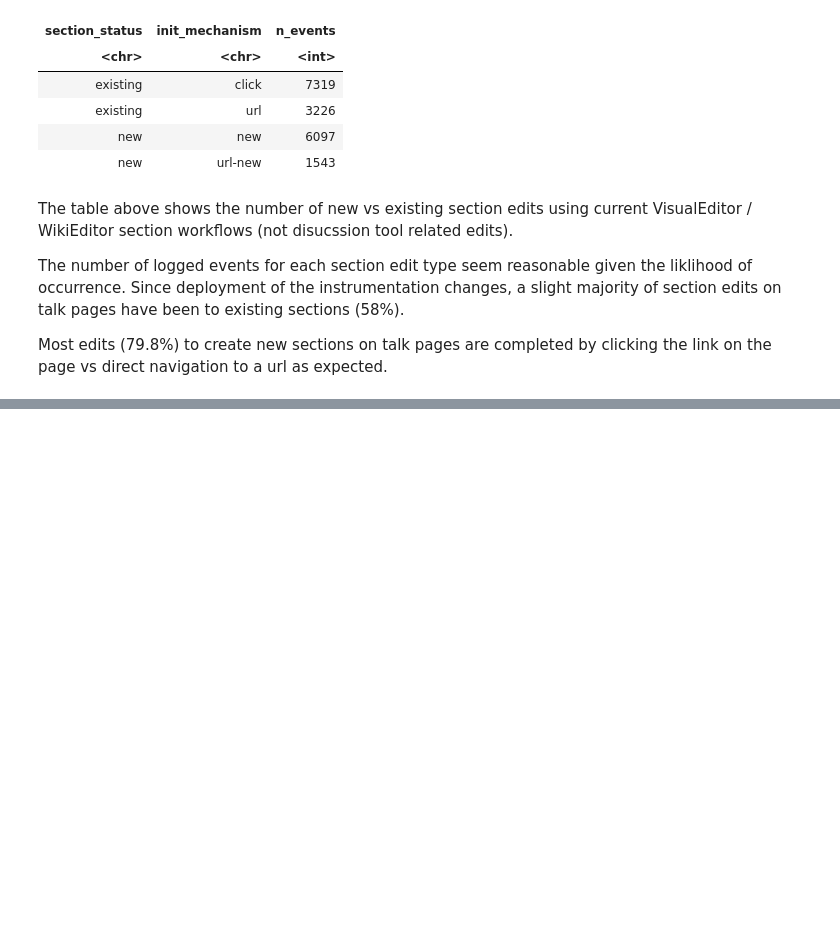
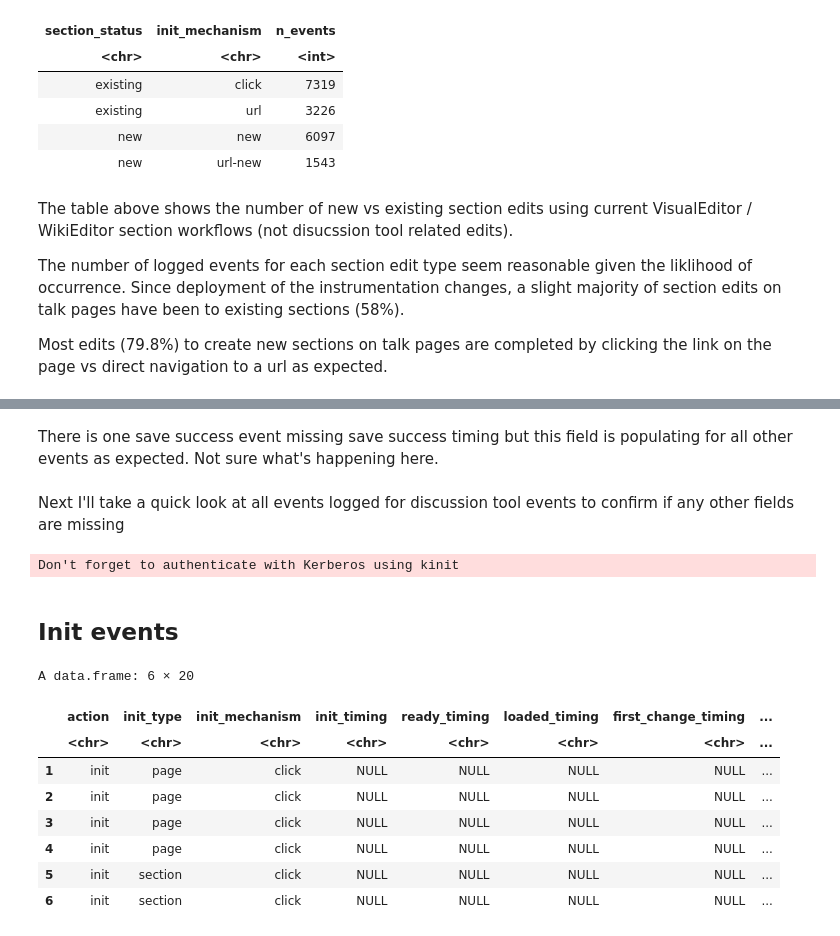
Before and after one commit to wikimedia-research/New-discussion-tool-analysis-2020, a Jupyter notebook: QA/new_discussion_tool_event_qa.ipynb, the cells around one changed output, grey strips where cells are left out. Cells and saved outputs as stored; diff of their text form; code cells hidden in the pictures; blank space fills up the shorter version.

```diff
--- a/QA/new_discussion_tool_event_qa.ipynb
+++ b/QA/new_discussion_tool_event_qa.ipynb
@@ -493,0 +563,56 @@ Most edits (79.8%) to create new sections on talk pages are completed by clickin
+# %% [markdown]
+There is one save success event missing save success timing but this field is populating for all other events as expected. Not sure what's happening here.
+# %% [markdown]
+Next I'll take a quick look at all events logged for discussion tool events to confirm if any other fields are missing
+# %%
+# collect day of all dt related events
+query <-
+"
+SELECT
+  event.action,
+  event.init_type,
+  event.init_mechanism,
+  event.init_timing,
+  event.ready_timing,
+  event.loaded_timing,
+  event.first_change_timing,
+  event.save_intent_timing,
+ event.save_attempt_timing,
+  event.save_success_timing,
+  event.save_failure_type,
+  event.save_failure_message,
+  event.abort_type,
+  event.abort_mechanism,
+  event.abort_timing,
+ event.editor_interface,
+    event.platform,
+    event.page_id,
+    event.page_ns,
+    event.page_title
+FROM event.editattemptstep
+WHERE
+ event.integration = 'discussiontools'
+  AND year = 2021
+  AND dt >= '2021-09-17'
+"
+# %%
+all_dt_events <- wmfdata::query_hive(query)
+# %% [output]
+Don't forget to authenticate with Kerberos using kinit
+# %% [markdown]
+## Init events
+# %%
+init_dt_events <- all_dt_events %>%
+    filter(action == 'init')
+
+head(init_dt_events)
+# %% [output]
+A data.frame: 6 × 20
+|  | action | init_type | init_mechanism | init_timing | ready_timing | loaded_timing | first_change_timing | ... |
+|  | <chr> | <chr> | <chr> | <chr> | <chr> | <chr> | <chr> | ... |
+| 1 | init | page | click | NULL | NULL | NULL | NULL | ... |
+| 2 | init | page | click | NULL | NULL | NULL | NULL | ... |
+| 3 | init | page | click | NULL | NULL | NULL | NULL | ... |
+| 4 | init | page | click | NULL | NULL | NULL | NULL | ... |
+| 5 | init | section | click | NULL | NULL | NULL | NULL | ... |
+| 6 | init | section | click | NULL | NULL | NULL | NULL | ... |
```
Also changed, not shown: parts of 22 cells of this notebook.
